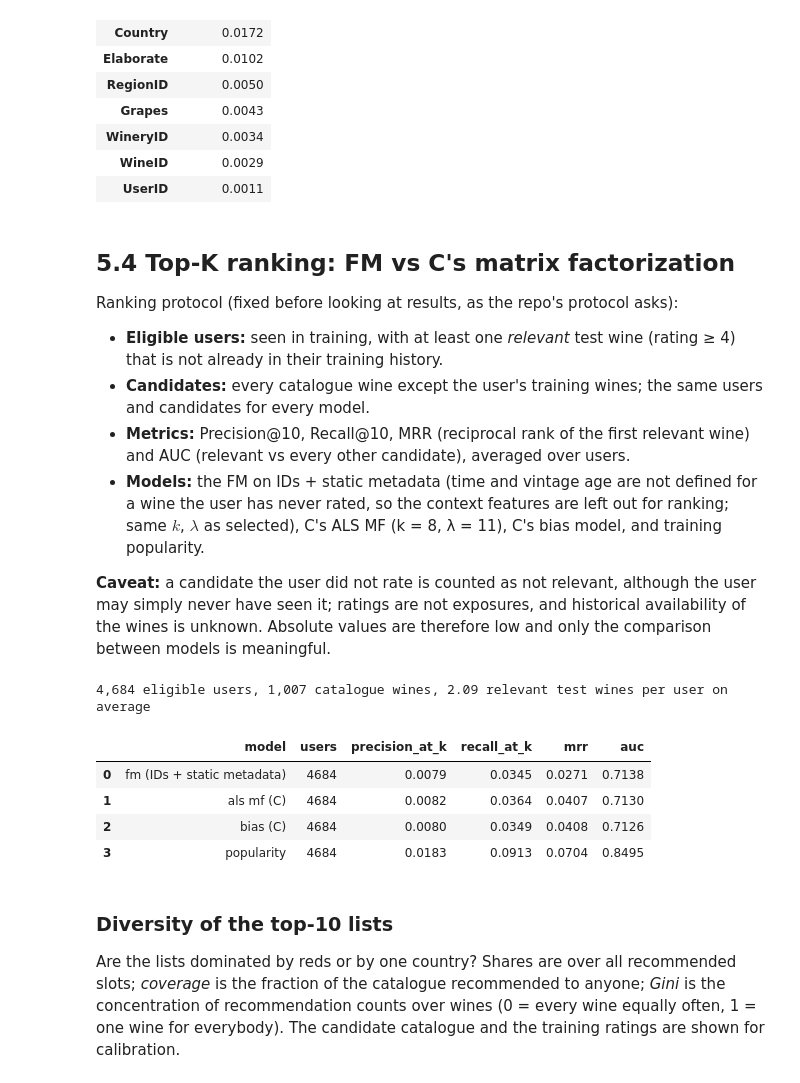
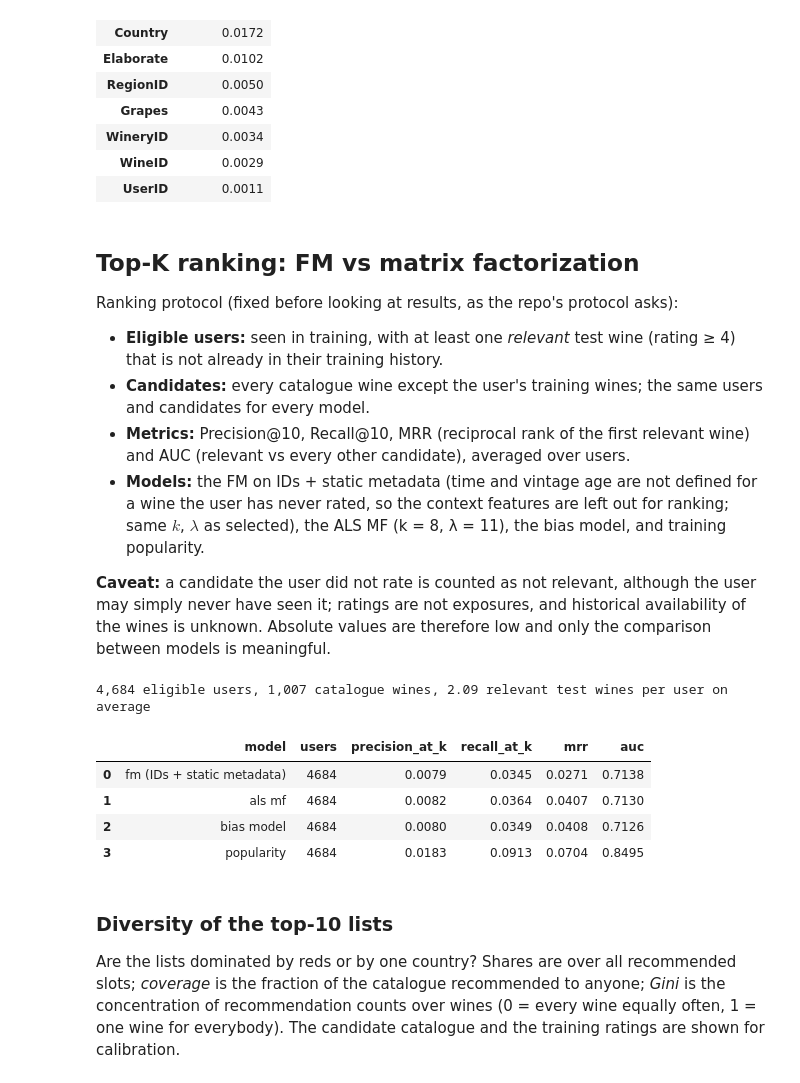
Before and after one commit to AviGon/Wine_Recommendation_System, a Jupyter notebook: notebooks/factorization_machines.ipynb, the cells around one changed output. Cells and saved outputs as stored; diff of their text form; code cells hidden in the pictures.

```diff
--- a/notebooks/D_fm_hybrid.ipynb
+++ b/notebooks/factorization_machines.ipynb
@@ -390,8 +390,8 @@ fm_models, fm_test_pred, fm_val_pred = {}, {}, {}
 for name, (fields, params) in fm_final.items():
     fm_models[name] = FMRecommender(fields, **params).fit(fm_train)
     fm_test_pred[name] = fm_models[name].predict(fm_test); fm_val_pred[name] = fm_models[name].predict(fm_val)
-prediction_frame(validation, fm_val_pred['fm']).to_csv(OUTPUTS/'D_fm_validation.csv', index=False)
-prediction_frame(test, fm_test_pred['fm']).to_csv(OUTPUTS/'D_fm_test.csv', index=False)
+prediction_frame(validation, fm_val_pred['fm']).to_csv(OUTPUTS/'fm_validation.csv', index=False)
+prediction_frame(test, fm_test_pred['fm']).to_csv(OUTPUTS/'fm_test.csv', index=False)
 
 reference = baseline_predictions(train, test)
 ref_fit = {}
@@ -400,28 +400,28 @@ for name, fields in [('ridge ids (repo)', ['UserID', 'WineID']),
     start = time.perf_counter(); probe = FeatureProbe(fields, 10.).fit(fm_train)
     ref_fit[name] = time.perf_counter() - start; reference[name] = probe.predict(fm_test)
 ridge_probe = probe
-start = time.perf_counter(); bias_model = BiasBaseline(5, 2).fit(train); ref_fit['bias (C)'] = time.perf_counter() - start
-reference['bias (C)'] = bias_model.predict(test)
+start = time.perf_counter(); bias_model = BiasBaseline(5, 2).fit(train); ref_fit['bias model'] = time.perf_counter() - start
+reference['bias model'] = bias_model.predict(test)
 start = time.perf_counter(); als_model = ALSMF(8, 11., reg_user_bias=5, reg_item_bias=2, n_iter=10).fit(train)
-ref_fit['als mf (C)'] = time.perf_counter() - start
-reference['als mf (C)'] = als_model.predict(test)
+ref_fit['als mf'] = time.perf_counter() - start
+reference['als mf'] = als_model.predict(test)
 
 settings = {'fm': f"k={fm_best['n_factors']}, λ_w={fm_best['reg_linear']:g}, λ_V={fm_best['reg_factors']:g}",
             'linear same features': f"k=0, λ_w={fm_linear_best['reg_linear']:g}",
             'fm ids only': f"k={ids_params['n_factors']}, λ_w={ids_params['reg_linear']:g}, λ_V={ids_params['reg_factors']:g}",
-            'bias (C)': 'reg_user=5, reg_item=2', 'als mf (C)': 'k=8, λ=11'}
+            'bias model': 'reg_user=5, reg_item=2', 'als mf': 'k=8, λ=11'}
 rows = []
 for name, pred in {**reference, **fm_test_pred}.items():
     row = dict(model=name, settings=settings.get(name, 'repo reference'), **metrics(test.Rating, pred),
                fit_seconds=fm_models[name].fit_seconds if name in fm_models else ref_fit.get(name))
     if name in fm_test_pred:
-        for ref in ['ridge ids+metadata+time (repo)', 'bias (C)']:
+        for ref in ['ridge ids+metadata+time (repo)', 'bias model']:
             b = cluster_bootstrap(test, reference[ref], pred)
             tag = 'ridge' if ref.startswith('ridge') else 'bias'
             row.update({f'vs_{tag}_delta': b['delta_rmse'], f'vs_{tag}_ci_low': b['ci_low'], f'vs_{tag}_ci_high': b['ci_high']})
     rows.append(row)
 fm_results = pd.DataFrame(rows)
-fm_results.to_csv(REPORTS/'D_test_metrics.csv', index=False)
+fm_results.to_csv(REPORTS/'fm_test_metrics.csv', index=False)
 display(fm_results.round(4))
 # %% [output]
 |  | model | settings | rmse | mae | fit_seconds | vs_ridge_delta | vs_ridge_ci_low | vs_ridge_ci_high | ... |
@@ -665,7 +666,7 @@ Mean factor norm |v_j| by field:
 | WineID | 0.0029 |
 | UserID | 0.0011 |
 # %% [markdown]
-## 5.4 Top-K ranking: FM vs C's matrix factorization
+## Top-K ranking: FM vs matrix factorization
 
 Ranking protocol (fixed before looking at results, as the repo's protocol asks):
 - **Eligible users:** seen in training, with at least one *relevant* test wine (rating ≥ 4) that is not already
@@ -675,8 +676,8 @@ Ranking protocol (fixed before looking at results, as the repo's protocol asks):
 - **Metrics:** Precision@10, Recall@10, MRR (reciprocal rank of the first relevant wine) and AUC (relevant vs every
   other candidate), averaged over users.
 - **Models:** the FM on IDs + static metadata (time and vintage age are not defined for a wine the user has
-  never rated, so the context features are left out for ranking; same $k$, $\lambda$ as selected), C's ALS MF
-  (k = 8, λ = 11), C's bias model, and training popularity.
+  never rated, so the context features are left out for ranking; same $k$, $\lambda$ as selected), the ALS MF
+  (k = 8, λ = 11), the bias model, and training popularity.
 
 **Caveat:** a candidate the user did not rate is counted as not relevant, although the user may simply never have
 seen it; ratings are not exposures, and historical availability of the wines is unknown. Absolute values are
@@ -684,35 +685,35 @@ therefore low and only the comparison between models is meaningful.
 # %%
 wine_ids = np.sort(wines.WineID.to_numpy())
 wine_meta = wines.set_index('WineID').loc[wine_ids].reset_index()
 topk_users, topk_exclude, topk_relevant = topk_setup(train, test, wine_ids)
 print(f'{len(topk_users):,} eligible users, {len(wine_ids):,} catalogue wines, '
       f'{topk_relevant.sum(1).mean():.2f} relevant test wines per user on average')
 static_model = FMRecommender(ALL_STATIC, **fm_best).fit(fm_train)
 popularity = train.WineID.value_counts().reindex(wine_ids).fillna(0).to_numpy()
 score_sets = {
     'fm (IDs + static metadata)': fm_score_matrix(static_model, topk_users, wine_meta),
-    'als mf (C)': frame_score_matrix(als_model.raw, topk_users, wine_ids),
-    'bias (C)': frame_score_matrix(bias_model.raw, topk_users, wine_ids),
+    'als mf': frame_score_matrix(als_model.raw, topk_users, wine_ids),
+    'bias model': frame_score_matrix(bias_model.raw, topk_users, wine_ids),
     'popularity': np.tile(popularity, (len(topk_users), 1)),
 }
 # Check the fast FM scorer against ordinary row-by-row prediction on a sample of pairs.
 rng = np.random.default_rng(SEED)
 r, c = rng.integers(0, len(topk_users), 500), rng.integers(0, len(wine_ids), 500)
 sample = join_metadata(pd.DataFrame({'UserID': topk_users[r], 'WineID': wine_ids[c]}), wines)
 assert np.allclose(static_model.raw(sample), score_sets['fm (IDs + static metadata)'][r, c])
 topk_rows, topk_lists = [], {}
 for name, scores in score_sets.items():
     result, topk_lists[name] = topk_metrics(scores, topk_exclude, topk_relevant, k=10)
     topk_rows.append(dict(model=name, **result))
 fm_topk = pd.DataFrame(topk_rows)
-fm_topk.to_csv(REPORTS/'D_topk.csv', index=False)
+fm_topk.to_csv(REPORTS/'fm_topk.csv', index=False)
 display(fm_topk.round(4))
 # %% [output]
 4,684 eligible users, 1,007 catalogue wines, 2.09 relevant test wines per user on average
 |  | model | users | precision_at_k | recall_at_k | mrr | auc |
 | 0 | fm (IDs + static metadata) | 4684 | 0.0079 | 0.0345 | 0.0271 | 0.7138 |
-| 1 | als mf (C) | 4684 | 0.0082 | 0.0364 | 0.0407 | 0.7130 |
-| 2 | bias (C) | 4684 | 0.0080 | 0.0349 | 0.0408 | 0.7126 |
+| 1 | als mf | 4684 | 0.0082 | 0.0364 | 0.0407 | 0.7130 |
+| 2 | bias model | 4684 | 0.0080 | 0.0349 | 0.0408 | 0.7126 |
 | 3 | popularity | 4684 | 0.0183 | 0.0913 | 0.0704 | 0.8495 |
 # %% [markdown]
 ### Diversity of the top-10 lists
```
Also changed, not shown: parts of 30 cells of this notebook, 51 other files.
